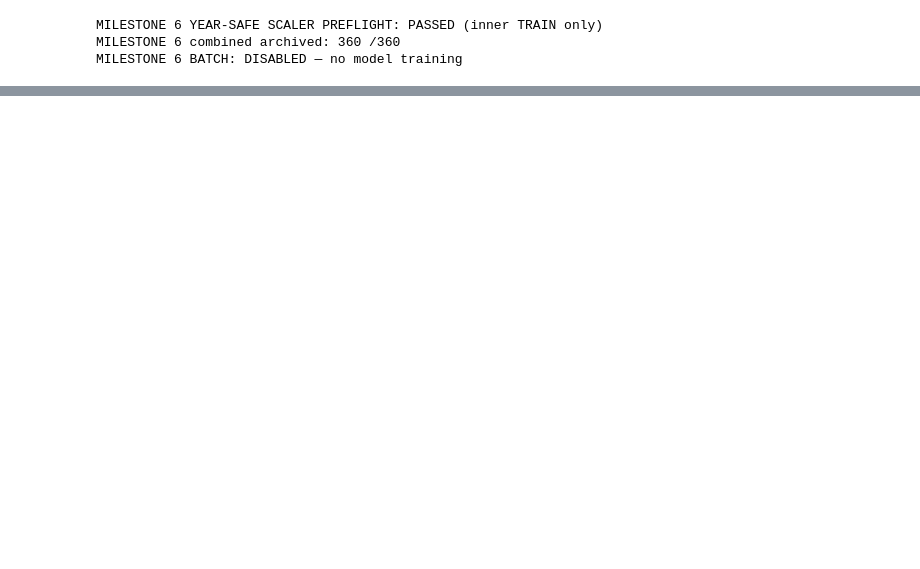
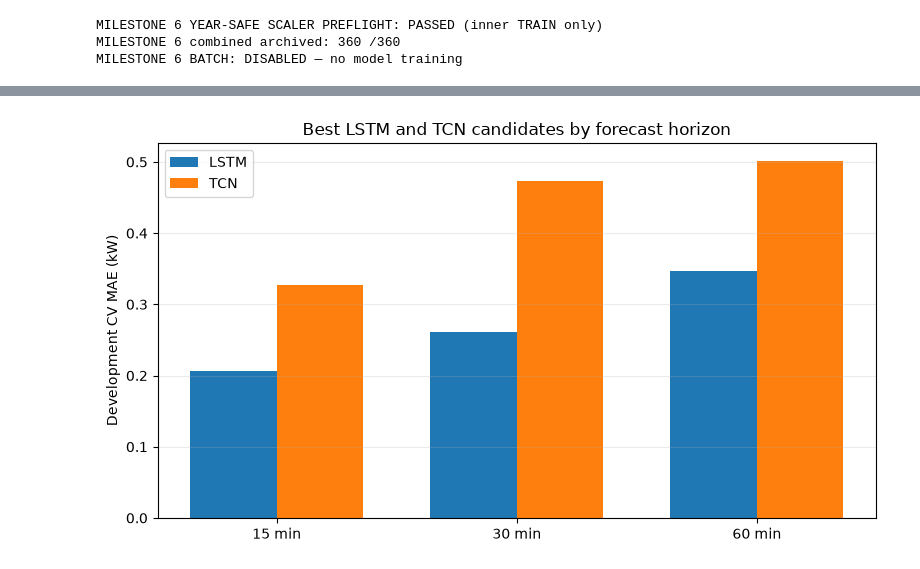
Before and after one commit to stardawgpower/solete-lunisolar-forecasting, a Jupyter notebook: notebooks/11_revised_neural_models.ipynb, the cells around one changed output, grey strips where cells are left out. Cells and saved outputs as stored; diff of their text form; code cells hidden in the pictures; blank space fills up the shorter version.

Commit message:
Finalize revised neural models notebook and CV analysis

```diff
--- a/notebooks/11_revised_neural_models.ipynb
+++ b/notebooks/11_revised_neural_models.ipynb
@@ -1511,0 +1668,23 @@ TCN    15                 47
+# %%
+import matplotlib.pyplot as plt
+
+horizon_labels = ["15 min", "30 min", "60 min"]
+model_order = ("LSTM", "TCN")
+positions = np.arange(len(horizon_labels))
+width = 0.36
+
+fig, ax = plt.subplots(figsize=(8, 4.5))
+for i, model in enumerate(model_order):
+    model_rows = (selected.loc[selected["model"] == model]
+                  .set_index("horizon_minutes").loc[[15, 30, 60]])
+    ax.bar(positions + (i - 0.5) * width,
+           model_rows["cv_mae_kw"].to_numpy(), width, label=model)
+ax.set_xticks(positions, horizon_labels)
+ax.set_ylabel("Development CV MAE (kW)")
+ax.set_title("Best LSTM and TCN candidates by forecast horizon")
+ax.legend()
+ax.grid(axis="y", alpha=0.25)
+fig.tight_layout()
+plt.show()
+# %% [output]
+[figure, added]
```
Also changed, not shown: parts of 37 cells of this notebook.
